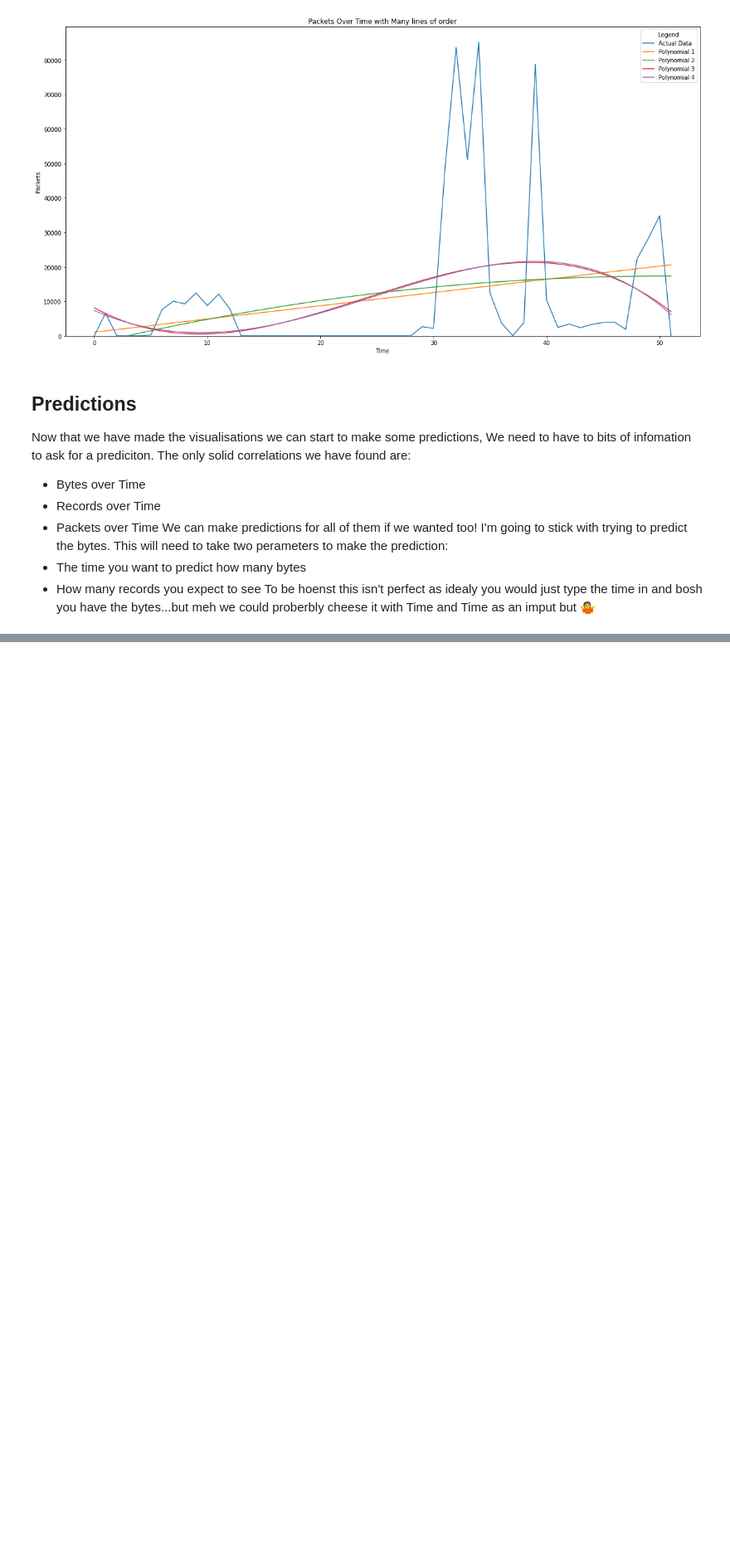
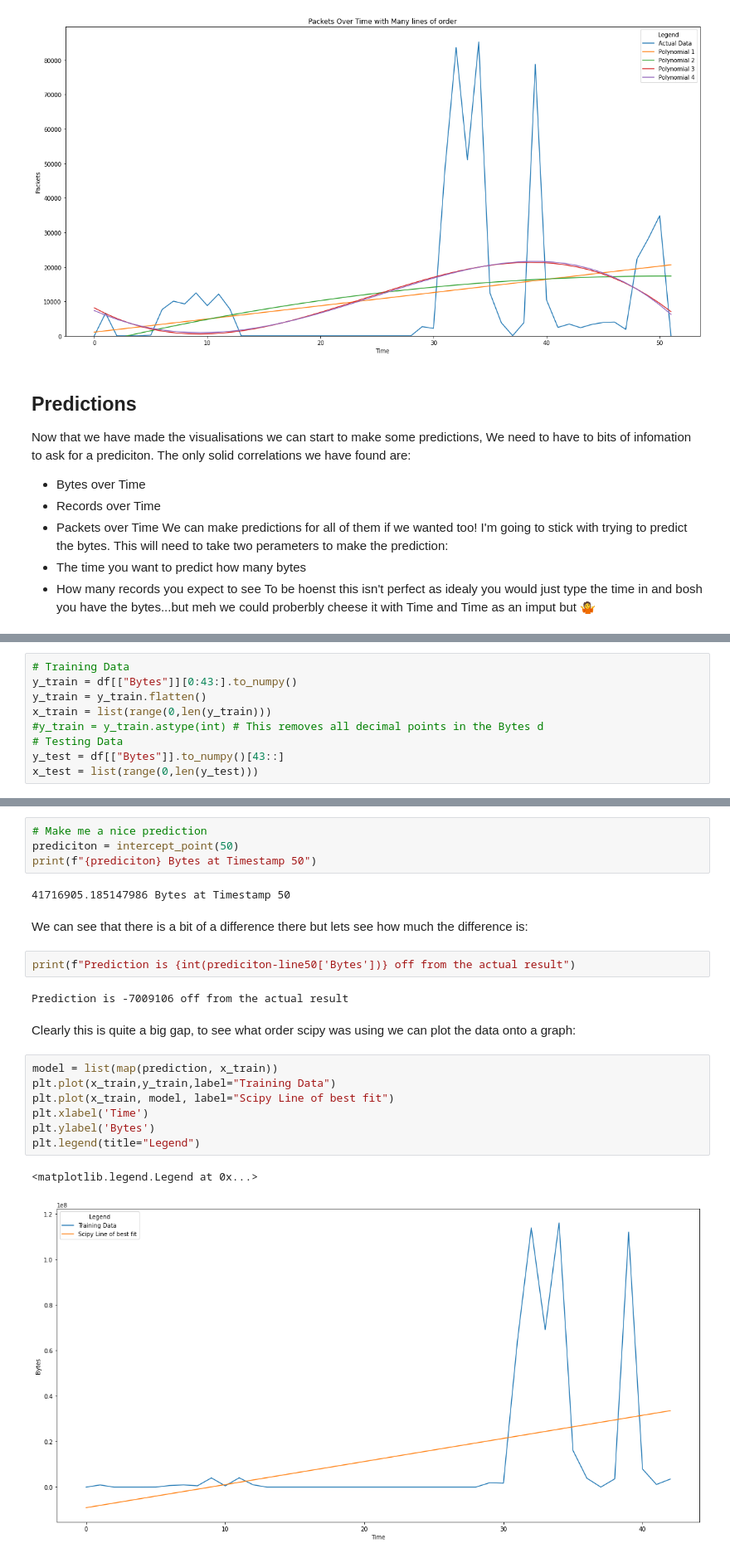
Before and after one commit to JakeNTech/TTDS_DataScience_Project, a Jupyter notebook: Notebook.ipynb, the cells around one changed output, grey strips where cells are left out. Shown at 83% size. Saved outputs shown, nothing was run; the diff lists cells and outputs as text; blank space fills up the shorter version.

```diff
--- a/Notebook.ipynb
+++ b/Notebook.ipynb
@@ -180,0 +137,9 @@ Prediction is: 17.2547129859021 MB
+# %%
+# Training Data
+y_train = df[["Bytes"]][0:43:].to_numpy()
+y_train = y_train.flatten()
+x_train = list(range(0,len(y_train)))
+#y_train = y_train.astype(int) # This removes all decimal points in the Bytes d
+# Testing Data
+y_test = df[["Bytes"]].to_numpy()[43::]
+x_test = list(range(0,len(y_test)))
@@ -180,0 +165,24 @@ Prediction is: 17.2547129859021 MB
+# %%
+# Make me a nice prediction
+prediciton = intercept_point(50)
+print(f"{prediciton} Bytes at Timestamp 50")
+# %% [output]
+41716905.185147986 Bytes at Timestamp 50
+# %% [markdown]
+We can see that there is a bit of a difference there but lets see how much the difference is:
+# %%
+print(f"Prediction is {int(prediciton-line50['Bytes'])} off from the actual result")
+# %% [output]
+Prediction is -7009106 off from the actual result
+# %% [markdown]
+Clearly this is quite a big gap, to see what order scipy was using we can plot the data onto a graph:
+# %%
+model = list(map(prediction, x_train))
+plt.plot(x_train,y_train,label="Training Data")
+plt.plot(x_train, model, label="Scipy Line of best fit")
+plt.xlabel('Time')
+plt.ylabel('Bytes')
+plt.legend(title="Legend")
+# %% [output]
+<matplotlib.legend.Legend at 0x...>
+[figure, added]
```
Also changed, not shown: parts of 17 cells of this notebook.
